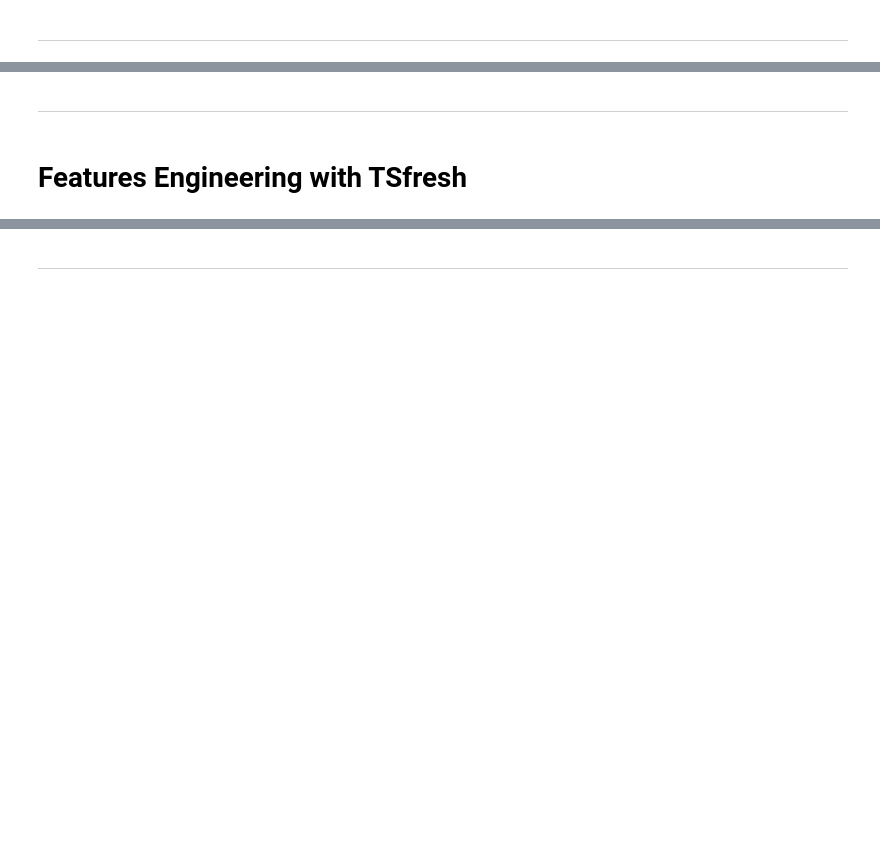
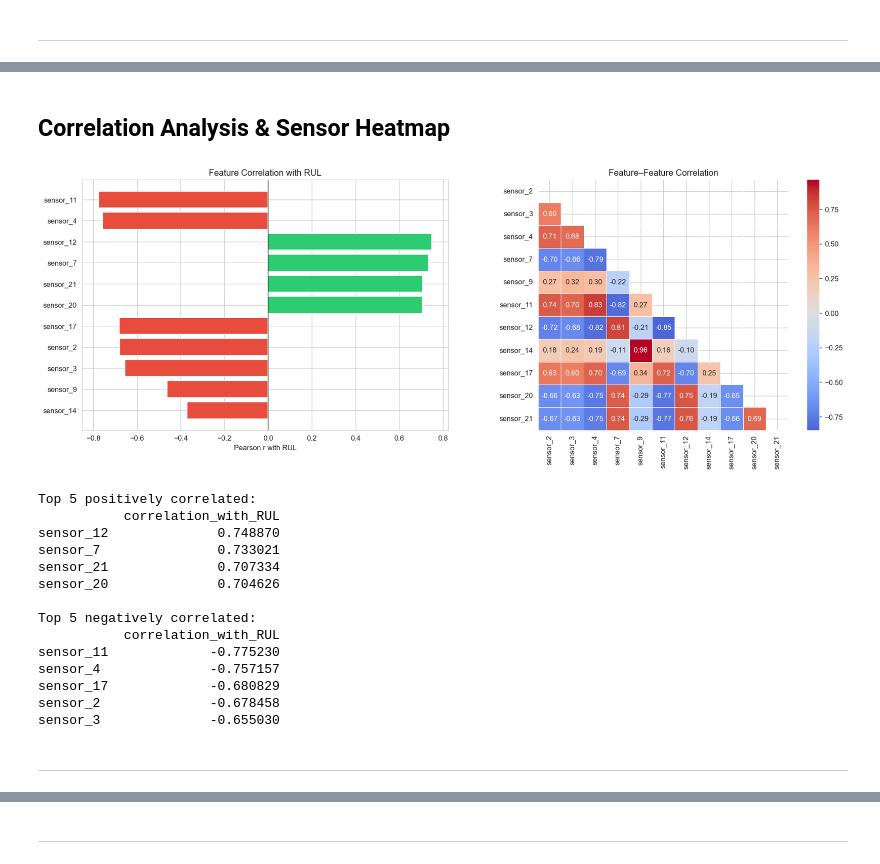
Before and after one commit to basmalaeltabakh/Yaqza, a Jupyter notebook: ml/notebooks/3-features_engineering.ipynb, the cells around one changed output, grey strips where cells are left out. Cells and saved outputs as stored; diff of their text form; code cells hidden in the pictures; blank space fills up the shorter version.

Commit message:
feat: complete feature engineering documentation and pipeline optimization

```diff
--- a/ml/notebooks/3-features_engineering.ipynb
+++ b/ml/notebooks/3-features_engineering.ipynb
@@ -53,19 +23,0 @@ Before starting features engineering - we should remove sensors with constant va
-# %%
-from sklearn.base import BaseEstimator, TransformerMixin
-from sklearn.feature_selection import VarianceThreshold
-
-
-class LowVarianceFeaturesRemover(BaseEstimator, TransformerMixin):
-    def __init__(self, threshold=0):
-        self.threshold = threshold
-        self.selector = VarianceThreshold(threshold=threshold)
-
-    def fit(self, X):
-        self.selector.fit(X)
-        return self
-
-    def transform(self, X):
-        X_t = self.selector.transform(X)
-        droped_features = X.columns[~self.selector.get_support()]
-        print(f'Droped low variance features: {droped_features.to_list()}')
-        return pd.DataFrame(X_t, columns=self.selector.get_feature_names_out())
@@ -108,4 +294,60 @@ class ScalePerEngine(BaseEstimator, TransformerMixin):
+# %% [markdown]
+## Correlation Analysis & Sensor Heatmap
+# %%
+# ── Correlation with RUL ───────────────────────────────────────────────────────
+corr_df = (
+    train_data[SELECTED_FEATURES + ['RUL']]
+    .corr()['RUL']
+    .drop('RUL')
+    .sort_values(key=abs, ascending=False)
+    .to_frame()
+)
+corr_df.columns = ['correlation_with_RUL']
+
+fig, axes = plt.subplots(1, 2, figsize=(16, 6))
+
+# Bar chart
+colors = ['#e74c3c' if v < 0 else '#2ecc71' for v in corr_df['correlation_with_RUL']]
+axes[0].barh(corr_df.index, corr_df['correlation_with_RUL'], color=colors)
+axes[0].axvline(0, color='black', lw=0.8)
+axes[0].set_xlabel('Pearson r with RUL')
+axes[0].set_title('Feature Correlation with RUL')
+axes[0].invert_yaxis()
+
+# Feature–feature heatmap
+corr_matrix = train_data[SELECTED_FEATURES].corr()
+mask = np.triu(np.ones_like(corr_matrix, dtype=bool))
+sns.heatmap(
+    corr_matrix, mask=mask, ax=axes[1],
+    cmap='coolwarm', center=0, linewidths=0.3,
+    annot=len(SELECTED_FEATURES) <= 14,
+    fmt='.2f', square=True
+)
+axes[1].set_title('Feature–Feature Correlation')
+
+plt.tight_layout()
+plt.savefig(OUTPUT_DIR / 'correlation_analysis.png', bbox_inches='tight')
+plt.show()
+
+print('\nTop 5 positively correlated:')
+print(corr_df[corr_df['correlation_with_RUL'] > 0].head())
+print('\nTop 5 negatively correlated:')
+print(corr_df[corr_df['correlation_with_RUL'] < 0].head())
+# %% [output]
+[figure, added]
+Top 5 positively correlated:
+           correlation_with_RUL
+sensor_12              0.748870
+sensor_7               0.733021
+sensor_21              0.707334
+sensor_20              0.704626
+
+Top 5 negatively correlated:
+           correlation_with_RUL
+sensor_11             -0.775230
+sensor_4              -0.757157
+sensor_17             -0.680829
+sensor_2              -0.678458
+sensor_3              -0.655030
 # %% [markdown]
 ---
-# %% [markdown]
-# Features Engineering with TSfresh
```
Also changed, not shown: parts of 60 cells of this notebook.
